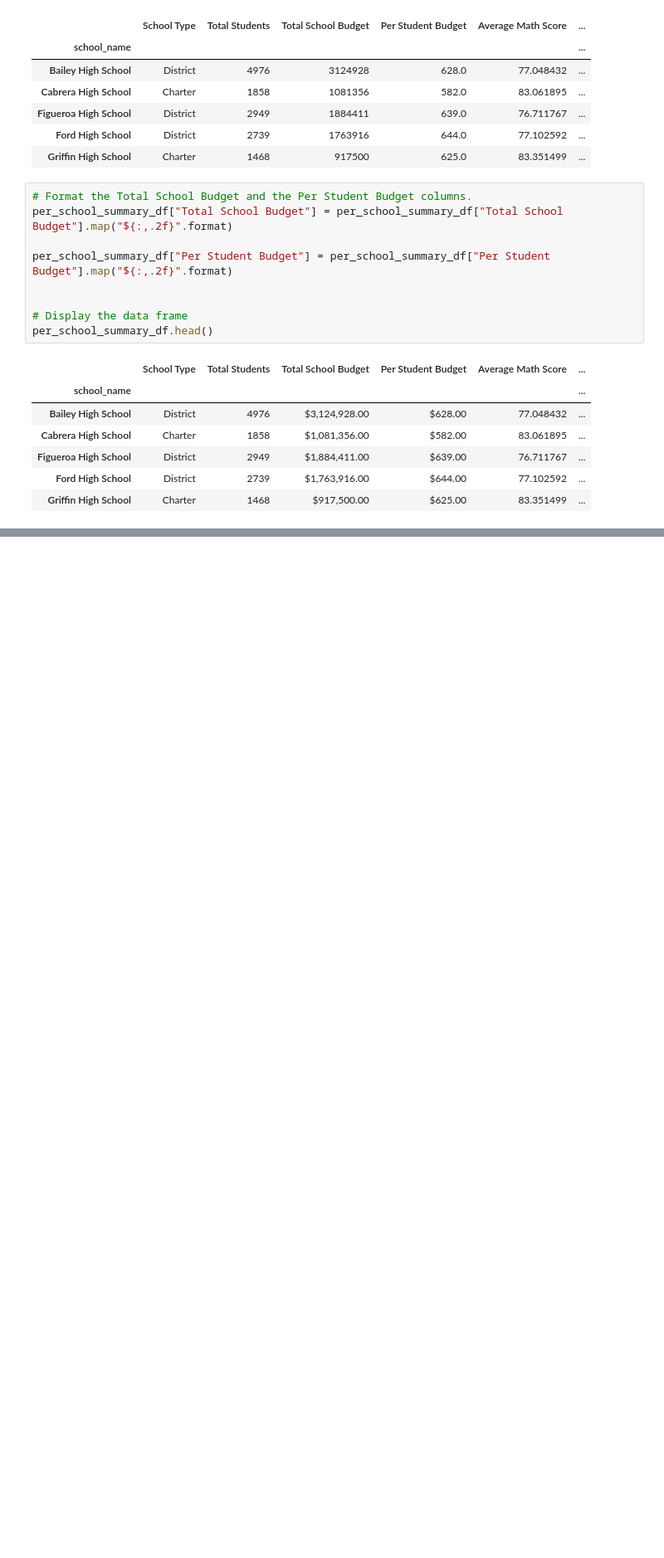
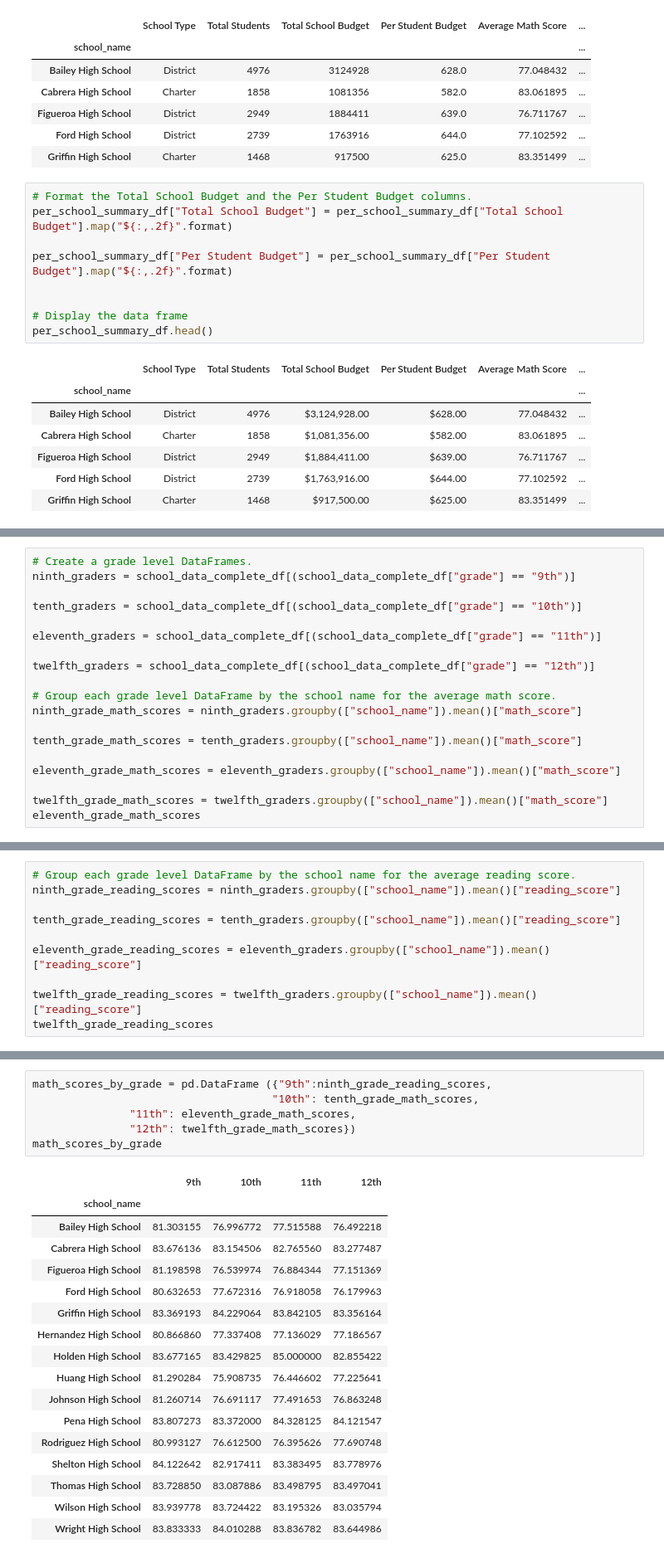
Before and after one commit to DeepaGheewala/School_District_Analysis, a Jupyter notebook: PyCitySchools.ipynb, the cells around one changed output, grey strips where cells are left out. Shown: that part at 83% size. Drawn from its saved outputs; the diff is of its cells as text; blank space fills up the shorter version.

```diff
--- a/PyCitySchools.ipynb
+++ b/PyCitySchools.ipynb
@@ -460,0 +510,19 @@ per_school_summary_df.head()
+# %%
+# Create a grade level DataFrames.
+ninth_graders = school_data_complete_df[(school_data_complete_df["grade"] == "9th")]
+
+tenth_graders = school_data_complete_df[(school_data_complete_df["grade"] == "10th")]
+
+eleventh_graders = school_data_complete_df[(school_data_complete_df["grade"] == "11th")]
+
+twelfth_graders = school_data_complete_df[(school_data_complete_df["grade"] == "12th")]
+
+# Group each grade level DataFrame by the school name for the average math score.
+ninth_grade_math_scores = ninth_graders.groupby(["school_name"]).mean()["math_score"]
+
+tenth_grade_math_scores = tenth_graders.groupby(["school_name"]).mean()["math_score"]
+
+eleventh_grade_math_scores = eleventh_graders.groupby(["school_name"]).mean()["math_score"]
+
+twelfth_grade_math_scores = twelfth_graders.groupby(["school_name"]).mean()["math_score"]
+eleventh_grade_math_scores
@@ -460,0 +547,10 @@ per_school_summary_df.head()
+# %%
+# Group each grade level DataFrame by the school name for the average reading score.
+ninth_grade_reading_scores = ninth_graders.groupby(["school_name"]).mean()["reading_score"]
+
+tenth_grade_reading_scores = tenth_graders.groupby(["school_name"]).mean()["reading_score"]
+
+eleventh_grade_reading_scores = eleventh_graders.groupby(["school_name"]).mean()["reading_score"]
+
+twelfth_grade_reading_scores = twelfth_graders.groupby(["school_name"]).mean()["reading_score"]
+twelfth_grade_reading_scores
@@ -460,0 +575,24 @@ per_school_summary_df.head()
+# %%
+math_scores_by_grade = pd.DataFrame ({"9th":ninth_grade_reading_scores,
+                                     "10th": tenth_grade_math_scores,
+               "11th": eleventh_grade_math_scores,
+               "12th": twelfth_grade_math_scores})
+math_scores_by_grade
+# %% [output]
+|  | 9th | 10th | 11th | 12th |
+| school_name |  |  |  |  |
+| Bailey High School | 81.303155 | 76.996772 | 77.515588 | 76.492218 |
+| Cabrera High School | 83.676136 | 83.154506 | 82.765560 | 83.277487 |
+| Figueroa High School | 81.198598 | 76.539974 | 76.884344 | 77.151369 |
+| Ford High School | 80.632653 | 77.672316 | 76.918058 | 76.179963 |
+| Griffin High School | 83.369193 | 84.229064 | 83.842105 | 83.356164 |
+| Hernandez High School | 80.866860 | 77.337408 | 77.136029 | 77.186567 |
+| Holden High School | 83.677165 | 83.429825 | 85.000000 | 82.855422 |
+| Huang High School | 81.290284 | 75.908735 | 76.446602 | 77.225641 |
+| Johnson High School | 81.260714 | 76.691117 | 77.491653 | 76.863248 |
+| Pena High School | 83.807273 | 83.372000 | 84.328125 | 84.121547 |
+| Rodriguez High School | 80.993127 | 76.612500 | 76.395626 | 77.690748 |
+| Shelton High School | 84.122642 | 82.917411 | 83.383495 | 83.778976 |
+| Thomas High School | 83.728850 | 83.087886 | 83.498795 | 83.497041 |
+| Wilson High School | 83.939778 | 83.724422 | 83.195326 | 83.035794 |
+| Wright High School | 83.833333 | 84.010288 | 83.836782 | 83.644986 |
```
Also changed, not shown: parts of 20 cells of this notebook.
